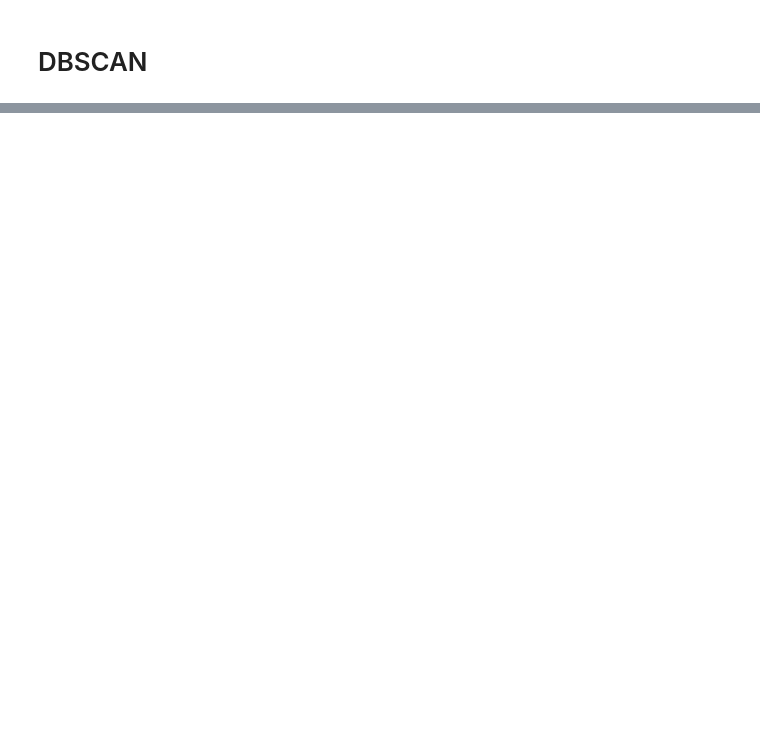
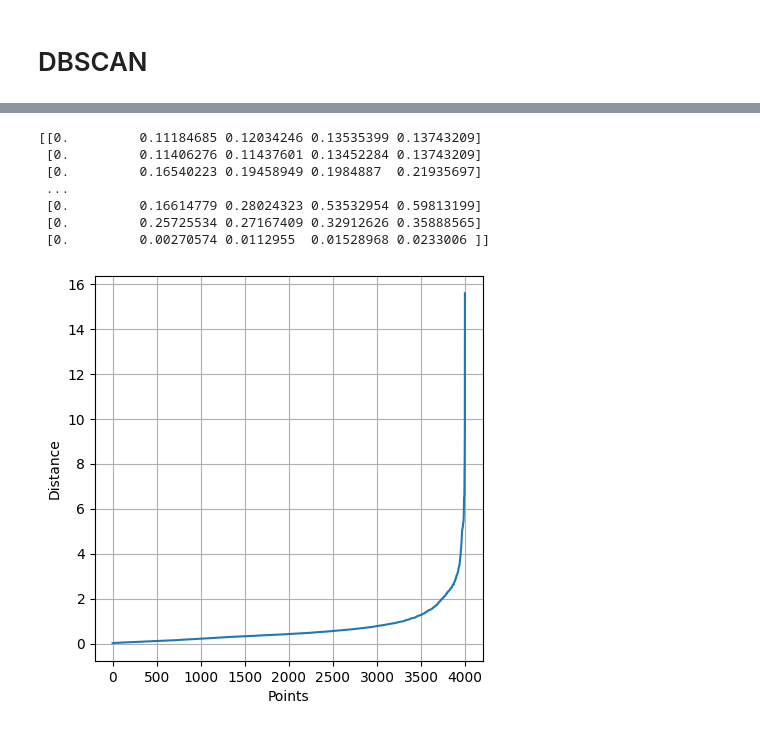
Before and after one commit to Nareshjanne123/Data-Science-Assignments, a Jupyter notebook: Clustering_for_EastWestAirlines_Data.ipynb, the cells around one changed output, grey strips where cells are left out. Cells and saved outputs as stored; diff of their text form; code cells hidden in the pictures; blank space fills up the shorter version.

```diff
--- a/Clustering_for_EastWestAirlines_Data.ipynb
+++ b/Clustering_for_EastWestAirlines_Data.ipynb
@@ -104,0 +403,4 @@ dbscan.fit(df.iloc[:,1:12])
+# %%
+import pandas as pd
+df=pd.read_excel("EastWestAirlines.xlsx",sheet_name = "data")
+df
@@ -104,0 +443,5 @@ dbscan.fit(df.iloc[:,1:12])
+# %%
+df=df.iloc[:,1:]
+# %%
+array=df.values
+array
@@ -104,0 +458,4 @@ dbscan.fit(df.iloc[:,1:12])
+# %%
+stscaler=StandardScaler()
+X=stscaler.fit_transform(array)
+X
@@ -104,0 +476,29 @@ dbscan.fit(df.iloc[:,1:12])
+# %%
+from sklearn.neighbors import NearestNeighbors
+import numpy as np
+import matplotlib.pyplot as plt
+
+
+nearest_neighbors = NearestNeighbors(n_neighbors=5)
+neighbors = nearest_neighbors.fit(X)
+
+distances, indices = neighbors.kneighbors(X)
+print(distances)
+# print(indices)
+# print(distances.shape)
+distances = np.sort(distances[:,4], axis=0)
+#print(distances)
+fig = plt.figure(figsize=(5, 5))
+plt.plot(distances)
+plt.xlabel("Points")
+plt.ylabel("Distance")
+plt.grid()
+# %% [output]
+[[0.         0.11184685 0.12034246 0.13535399 0.13743209]
+ [0.         0.11406276 0.11437601 0.13452284 0.13743209]
+ [0.         0.16540223 0.19458949 0.1984887  0.21935697]
+ ...
+ [0.         0.16614779 0.28024323 0.53532954 0.59813199]
+ [0.         0.25725534 0.27167409 0.32912626 0.35888565]
+ [0.         0.00270574 0.0112955  0.01528968 0.0233006 ]]
+[figure, added]
```
Also changed, not shown: parts of 38 cells of this notebook.
